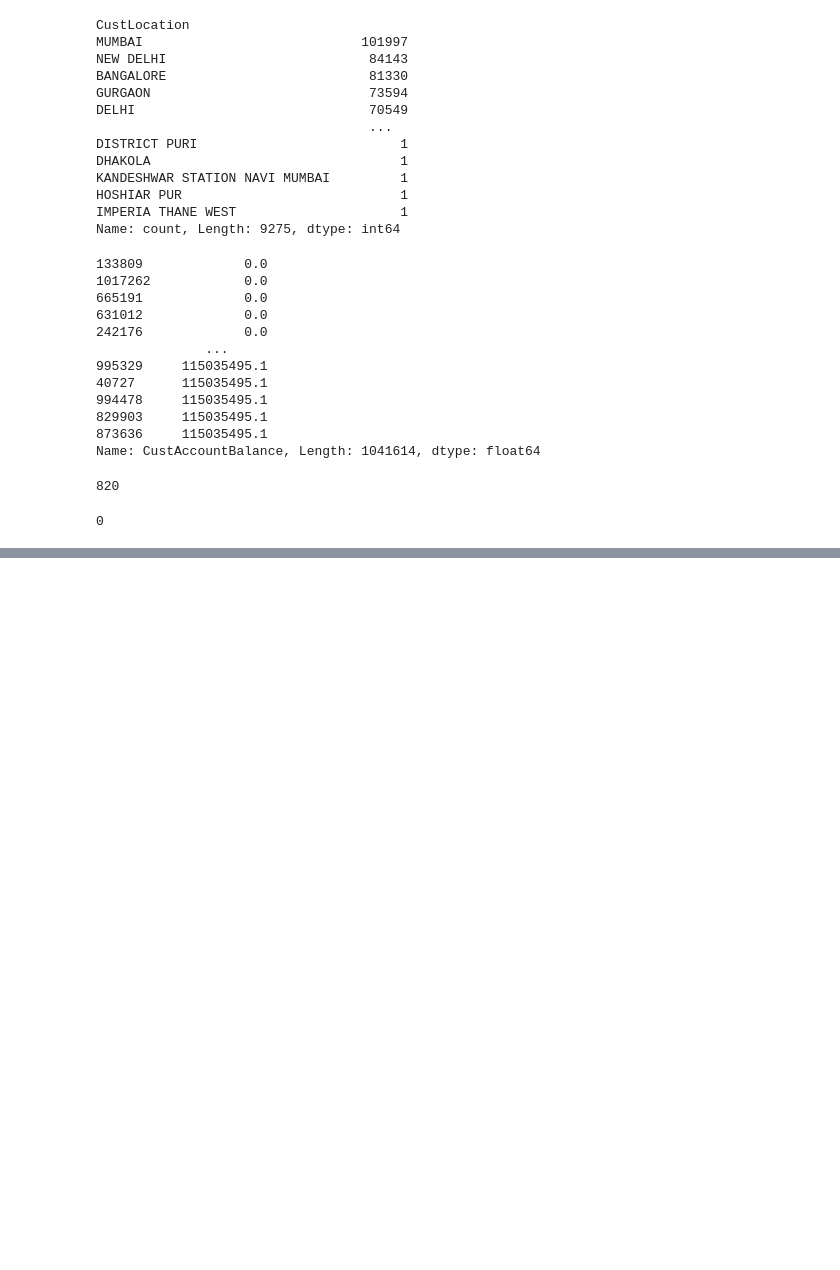
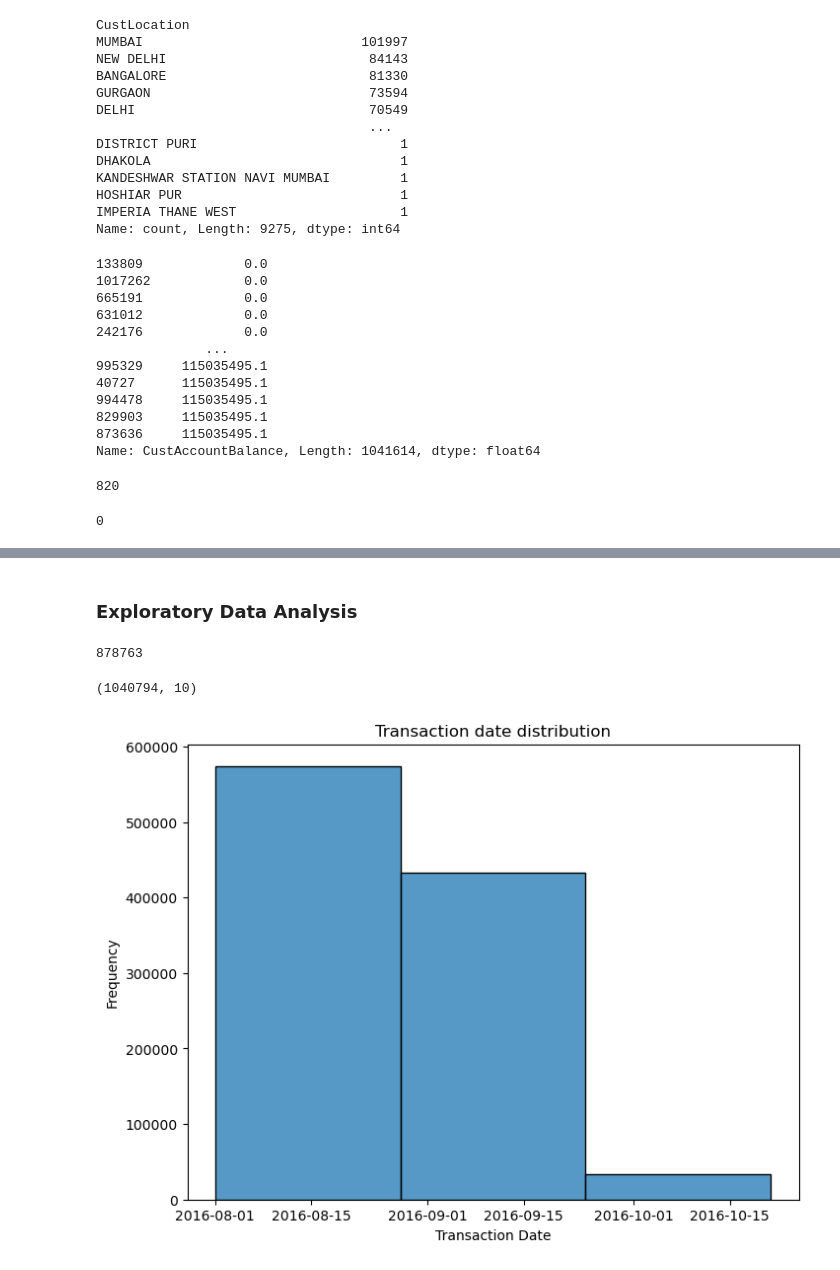
Before and after one commit to willifet/BankTrust-Customer_Customer-Segmentation-Project, a Jupyter notebook: Notebook/BankTrust RFM.ipynb, the cells around one changed output, grey strips where cells are left out. Cells and saved outputs as stored; diff of their text form; code cells hidden in the pictures; blank space fills up the shorter version.

Commit message:
EDA Analysis

```diff
--- a/Notebook/BankTrust RFM.ipynb
+++ b/Notebook/BankTrust RFM.ipynb
@@ -288,3 +288,26 @@ data.head()
 | 2 | T3 | C4417068 | 1996-11-26 | F | MUMBAI | 17874.44 | 2016-08-02 | ... |
 | 3 | T4 | C5342380 | 1973-09-14 | F | MUMBAI | 866503.21 | 2016-08-02 | ... |
 | 4 | T5 | C9031234 | 1988-03-24 | F | NAVI MUMBAI | 6714.43 | 2016-08-02 | ... |
+# %% [markdown]
+### Exploratory Data Analysis
+# %%
+#Checking for customer unique ID
+data["CustomerID"].nunique()
+# %% [output]
+878763
+# %%
+data.shape
+# %% [output]
+(1040794, 10)
+# %%
+#plot a distribution for data across the unique transaction date
+#based on the graph we only have 3 months worth of data
+
+plt.figure(figsize=(8,6))
+sns.histplot(data["TransactionDate"], bins = 3, kde = False)
+plt.xlabel("Transaction Date")
+plt.ylabel("Frequency")
+plt.title("Transaction date distribution")
+plt.show()
+# %% [output]
+[figure, added]
```
Also changed, not shown: parts of 22 cells of this notebook, 1 other file.
